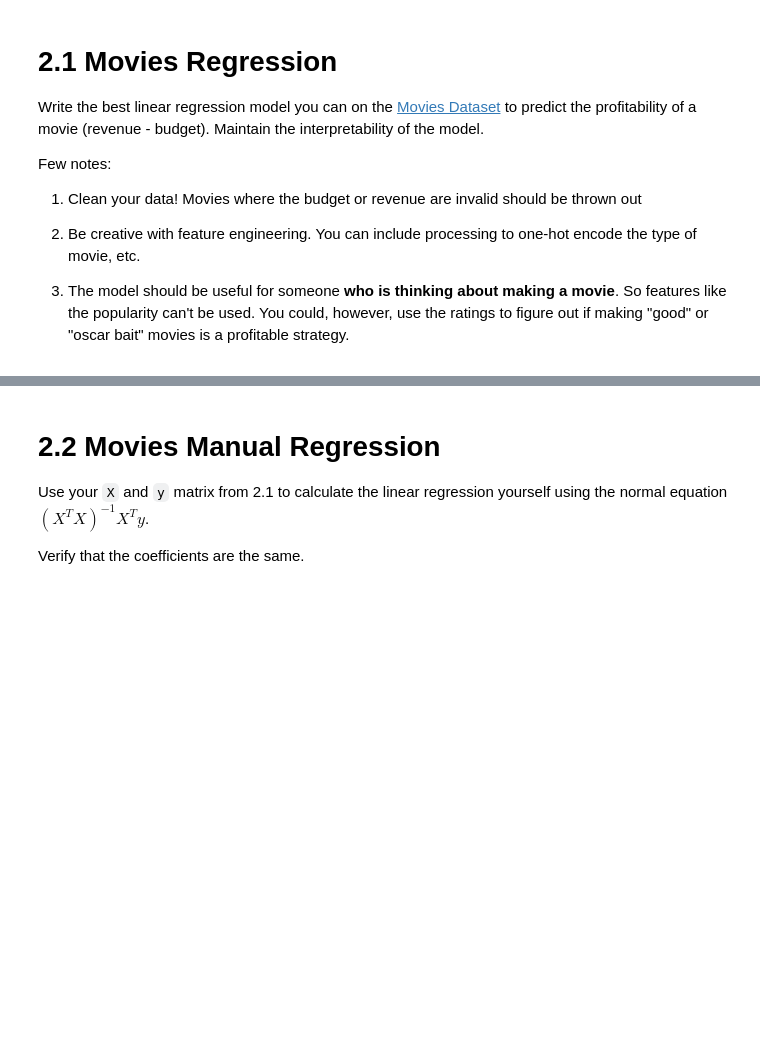
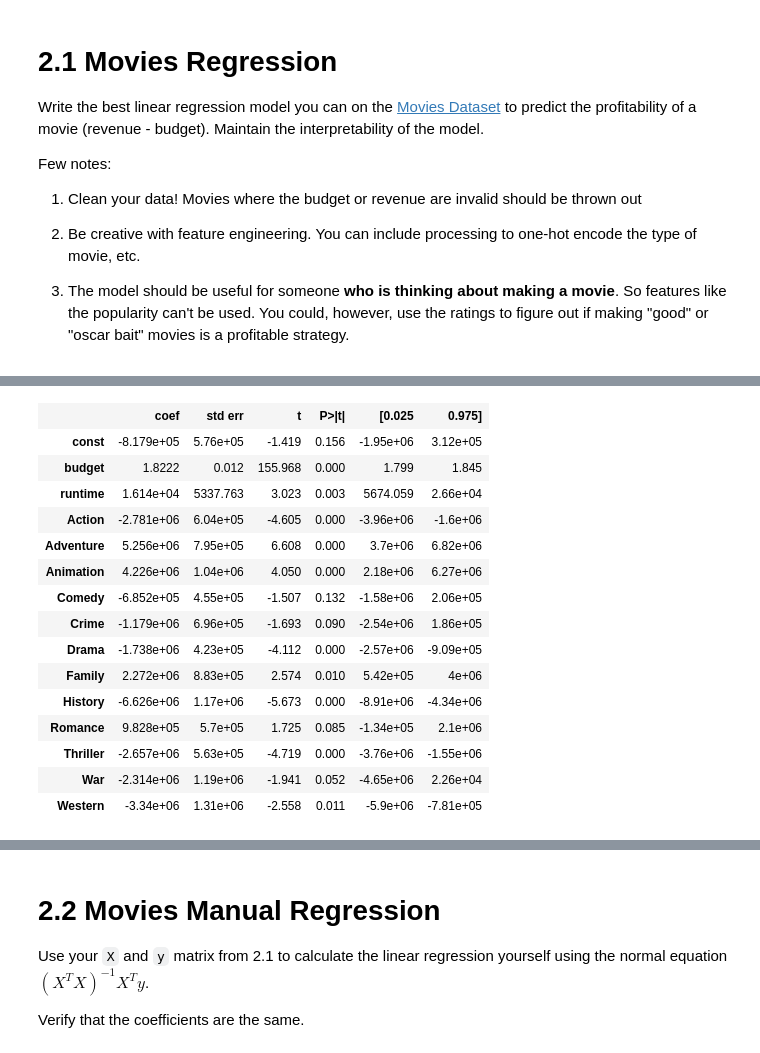
Before and after one commit to cb-ds-1/3-5-optimization, a Jupyter notebook: Workshop_ Maximum likelihood.ipynb, the cells around one changed output, grey strips where cells are left out. Saved outputs shown, nothing was run; the diff lists cells and outputs as text; code cells hidden in the pictures; blank space fills up the shorter version.

```diff
--- a/Workshop_ Maximum likelihood.ipynb
+++ b/Workshop_ Maximum likelihood.ipynb
@@ -45,3 +101,5 @@ Few notes:
 2. Be creative with feature engineering. You can include processing to one-hot encode the type of movie, etc.
 
 3. The model should be useful for someone **who is thinking about making a movie**. So features like the popularity can't be used. You could, however, use the ratings to figure out if making "good" or "oscar bait" movies is a profitable strategy.
+# %%
+df=pd.read_csv('data/movies_metadata.csv')
@@ -47,0 +148,81 @@ Few notes:
+# %%
+import itertools
+df2=df_meta[['original_title','adult','budget','runtime']]
+
+df_movie=df2.join(d)
+df_meta['revenue']-df_meta['budget']
+
+
+#not keeping the language because movies can
+#be traduced
+df_movie.adult.loc[df_movie.adult=='False']=0
+df_movie.adult.loc[df_movie.adult=='True']=1
+
+df_movie['profit']=df_meta['revenue']-df_meta['budget']
+#df_movie=df_movie.loc[df_meta['budget']>5000000]
+
+df_movie=df_movie.dropna()
+
+y=df_movie['profit']
+X=df_movie.drop(['original_title','profit'],axis=1)
+X = sm.add_constant(X)
+
+X=X.drop(['no_genre'],axis=1)
+
+
+cols=X.columns.drop(['const','budget', 'runtime'])
+#cols=X.columns.drop(['const', 'runtime'])
+
+#number of interaction
+n=2
+
+#The interactions between the genres.
+interaction=False
+L=list(itertools.combinations(cols, n))
+
+if interaction==True:
+    if n==2:
+        for (a,b) in L:
+            X[(a+'_'+b)]=X[a]*X[b]
+
+    if n==3:
+        for (a,b,c) in L:
+            X[(a+'_'+b+'_'+c)]=X[a]*X[b]*X[c]
+
+# If I want both 2 and 3 genre combinason
+'''
+L=list(itertools.combinations(cols, 2))
+for (a,b) in L:
+    X[(a+'_'+b)]=X[a]*X[b]
+L=list(itertools.combinations(cols, 3))
+for (a,b,c) in L:
+    X[(a+'_'+b+'_'+c)]=X[a]*X[b]*X[c]
+'''
+
+# I drop the columns where the p_value is >0.1 one by one
+#except the constant term
+col_list=[]
+
+reg=sm.OLS(y, X).fit()
+#while there are p values higher than 0.1
+while len(reg.pvalues.loc[(reg.pvalues>0.1)&(reg.pvalues.index!='const')])!= 1:
+
+    #the column with the highest p values that we will drop
+    col=reg.pvalues.loc[(reg.pvalues==reg.pvalues.max())&(reg.pvalues.index!='const') ].index[0]
+    col_list.append(col)
+    X=X.drop([col],axis=1)
+    reg=sm.OLS(y, X).fit()
+    print('droped column:',col)
+
+
+# if runing the loop we have to skip this next line and
+#put the interaction at False otherwise it takes a long time
+#to run #### note: I removed the last one manualy, I had
+#to fix something in my loop but it was just for the last
+#columns, so I just remooved it manualy by adding it
+#at the end of the col_list list
+
+
+reg=sm.OLS(y, X).fit()
+reg.summary()
+# %% [output]
@@ -47,0 +249,16 @@ Few notes:
+|  | coef | std err | t | P>|t| | [0.025 | 0.975] |
+| const | -8.179e+05 | 5.76e+05 | -1.419 | 0.156 | -1.95e+06 | 3.12e+05 |
+| budget | 1.8222 | 0.012 | 155.968 | 0.000 | 1.799 | 1.845 |
+| runtime | 1.614e+04 | 5337.763 | 3.023 | 0.003 | 5674.059 | 2.66e+04 |
+| Action | -2.781e+06 | 6.04e+05 | -4.605 | 0.000 | -3.96e+06 | -1.6e+06 |
+| Adventure | 5.256e+06 | 7.95e+05 | 6.608 | 0.000 | 3.7e+06 | 6.82e+06 |
+| Animation | 4.226e+06 | 1.04e+06 | 4.050 | 0.000 | 2.18e+06 | 6.27e+06 |
+| Comedy | -6.852e+05 | 4.55e+05 | -1.507 | 0.132 | -1.58e+06 | 2.06e+05 |
+| Crime | -1.179e+06 | 6.96e+05 | -1.693 | 0.090 | -2.54e+06 | 1.86e+05 |
+| Drama | -1.738e+06 | 4.23e+05 | -4.112 | 0.000 | -2.57e+06 | -9.09e+05 |
+| Family | 2.272e+06 | 8.83e+05 | 2.574 | 0.010 | 5.42e+05 | 4e+06 |
+| History | -6.626e+06 | 1.17e+06 | -5.673 | 0.000 | -8.91e+06 | -4.34e+06 |
+| Romance | 9.828e+05 | 5.7e+05 | 1.725 | 0.085 | -1.34e+05 | 2.1e+06 |
+| Thriller | -2.657e+06 | 5.63e+05 | -4.719 | 0.000 | -3.76e+06 | -1.55e+06 |
+| War | -2.314e+06 | 1.19e+06 | -1.941 | 0.052 | -4.65e+06 | 2.26e+04 |
+| Western | -3.34e+06 | 1.31e+06 | -2.558 | 0.011 | -5.9e+06 | -7.81e+05 |
```
Also changed, not shown: parts of 12 cells of this notebook.
